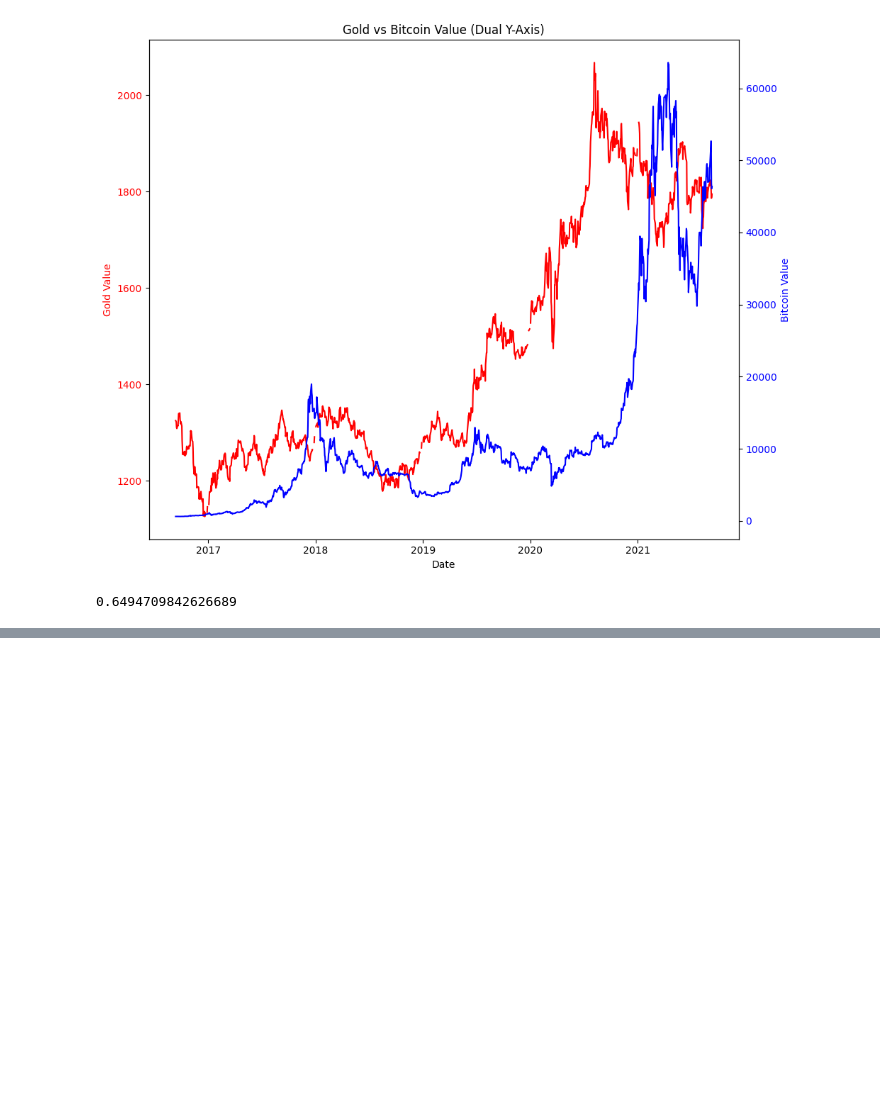
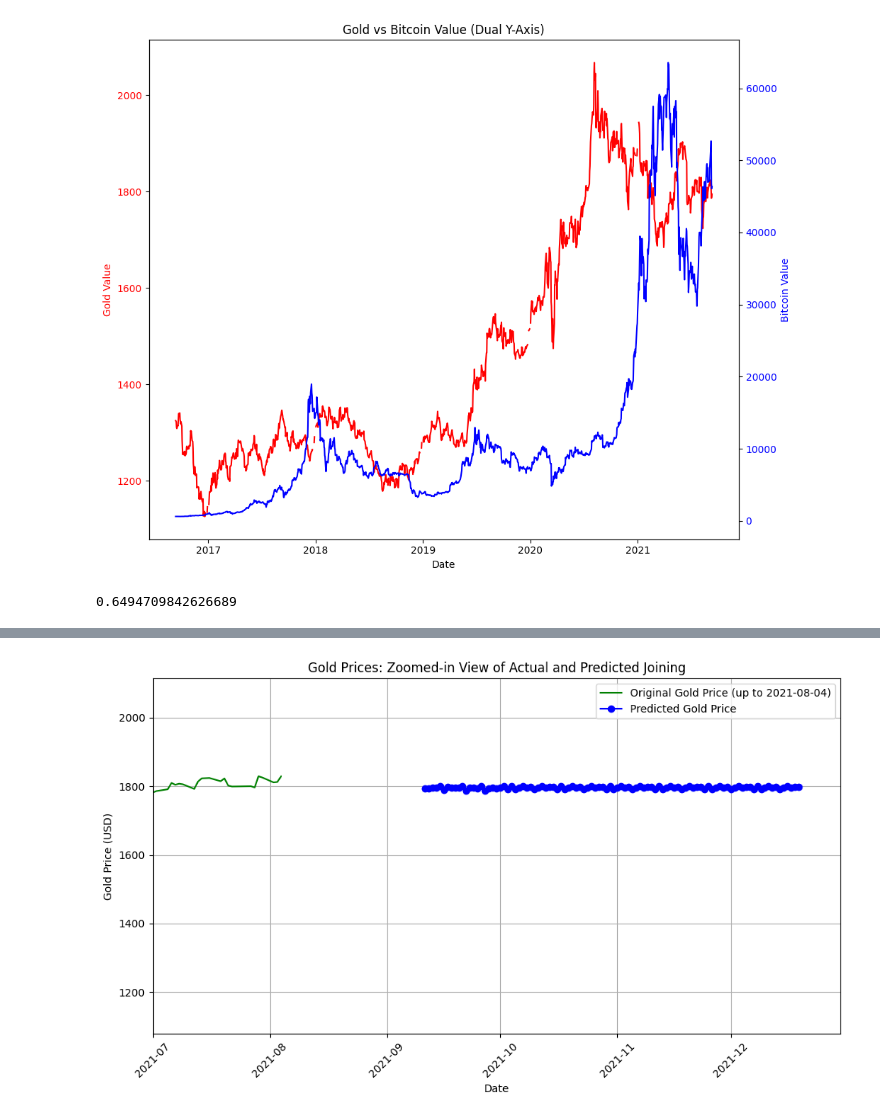
Before and after one commit to magriffy/Portfolio_Data_Analytics, a Jupyter notebook: GoldvsBitCoin/Analysis.ipynb, the cells around one changed output, grey strips where cells are left out. Cells and saved outputs as stored; diff of their text form; code cells hidden in the pictures; blank space fills up the shorter version.

```diff
--- a/GoldvsBitCoin/Analysis.ipynb
+++ b/GoldvsBitCoin/Analysis.ipynb
@@ -230,0 +253,25 @@ plt.show()
+# %%
+zoom_start = '2021-07-01'
+zoom_end = '2021-12-30'
+
+plt.figure(figsize=(10, 6))
+
+# Plot filtered original data (up to 2021-08-04)
+plt.plot(filtered_data['Date'], filtered_data['Value1'], label='Original Gold Price (up to 2021-08-04)', color='g')
+
+# Plot predicted values for the future
+plt.plot(future_predictions['Date'], future_predictions['Predicted_Gold_Price'], marker='o', label='Predicted Gold Price', color='b')
+
+# Add x-axis limits to zoom in on the joining area
+plt.xlim(pd.to_datetime(zoom_start), pd.to_datetime(zoom_end))
+
+plt.title('Gold Prices: Zoomed-in View of Actual and Predicted Joining')
+plt.xlabel('Date')
+plt.ylabel('Gold Price (USD)')
+plt.xticks(rotation=45)
+plt.grid(True)
+plt.legend()
+plt.tight_layout()
+plt.show()
+# %% [output]
+[figure, added]
```
Also changed, not shown: parts of 3 cells of this notebook.
